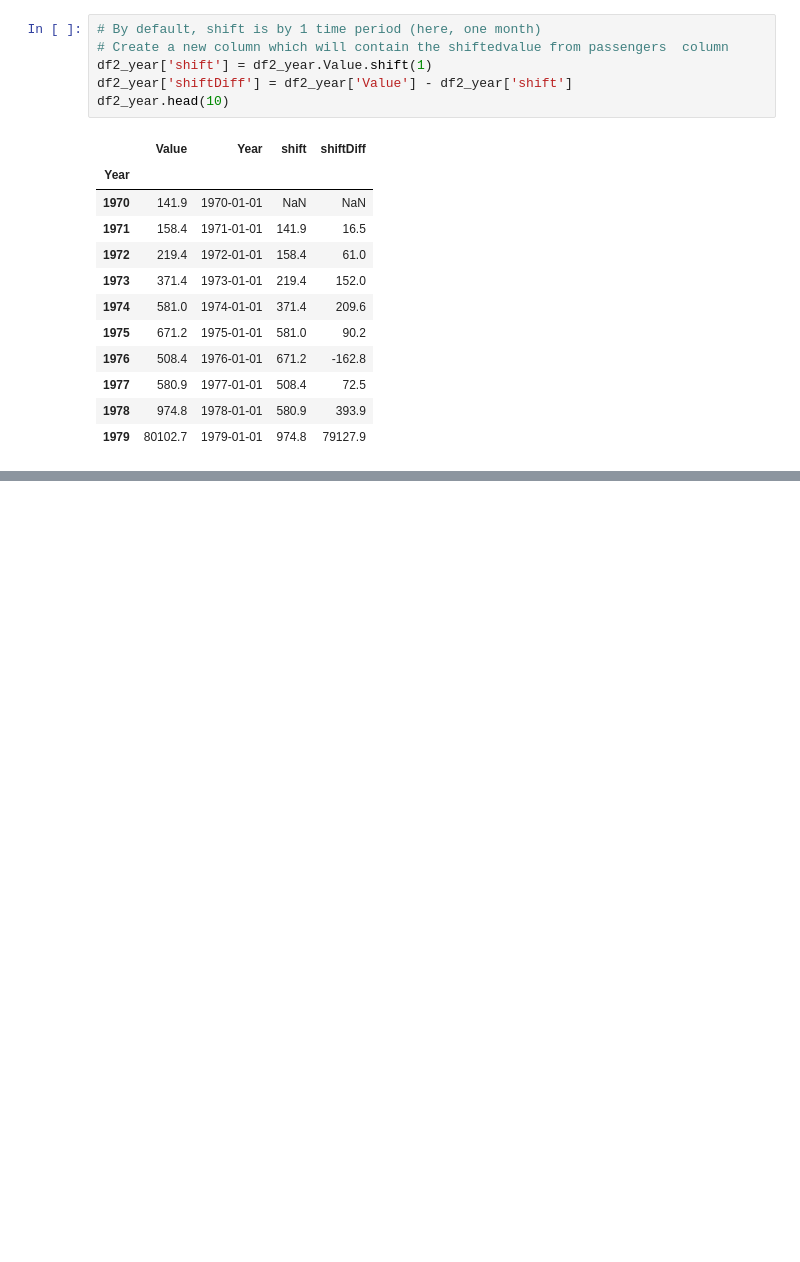
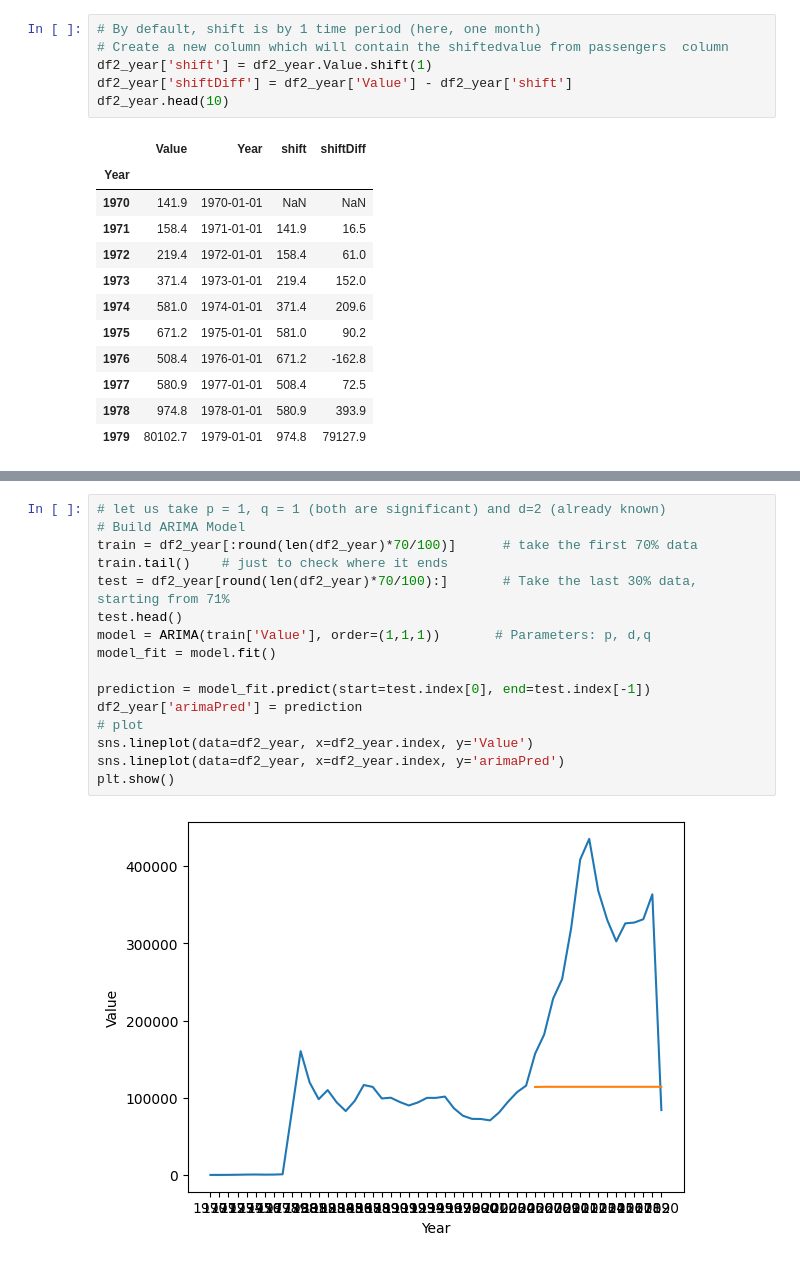
Before and after one commit to Mechturncoder/data_analystic, a Jupyter notebook: 14_Time_Series_Analysis.ipynb, the cells around one changed output, grey strips where cells are left out. Drawn from its saved outputs; the diff is of its cells as text; blank space fills up the shorter version.

Commit message:
last

```diff
--- a/14_Time_Series_Analysis.ipynb
+++ b/14_Time_Series_Analysis.ipynb
@@ -840,0 +896,18 @@ df2_year.head(10)
+# %%
+# let us take p = 1, q = 1 (both are significant) and d=2 (already known)
+# Build ARIMA Model
+train = df2_year[:round(len(df2_year)*70/100)]      # take the first 70% data
+train.tail()    # just to check where it ends
+test = df2_year[round(len(df2_year)*70/100):]       # Take the last 30% data, starting from 71%
+test.head()
+model = ARIMA(train['Value'], order=(1,1,1))       # Parameters: p, d,q
+model_fit = model.fit()
+
+prediction = model_fit.predict(start=test.index[0], end=test.index[-1])
+df2_year['arimaPred'] = prediction
+# plot
+sns.lineplot(data=df2_year, x=df2_year.index, y='Value')
+sns.lineplot(data=df2_year, x=df2_year.index, y='arimaPred')
+plt.show()
+# %% [output]
+[figure, added]
```
Also changed, not shown: parts of 10 cells of this notebook, 12 other files.
